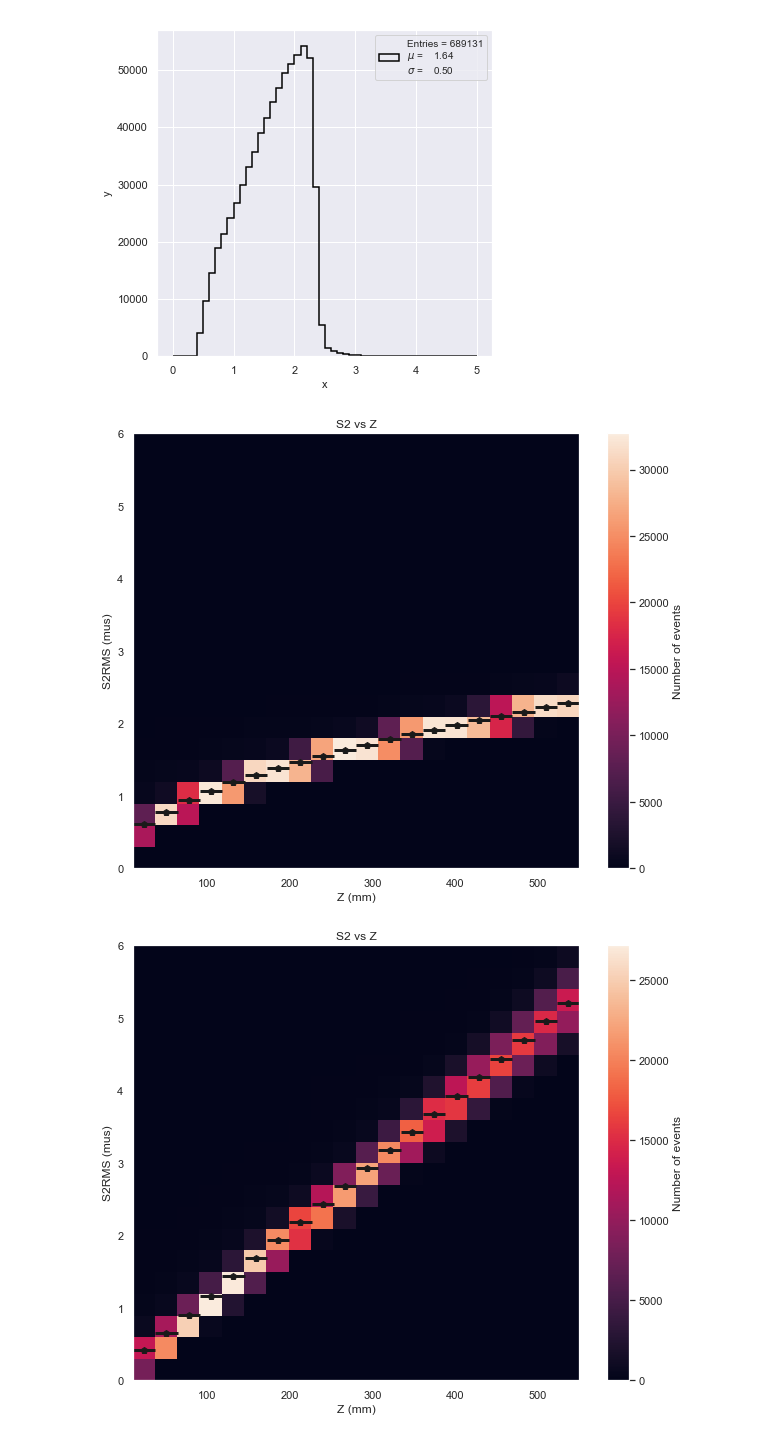
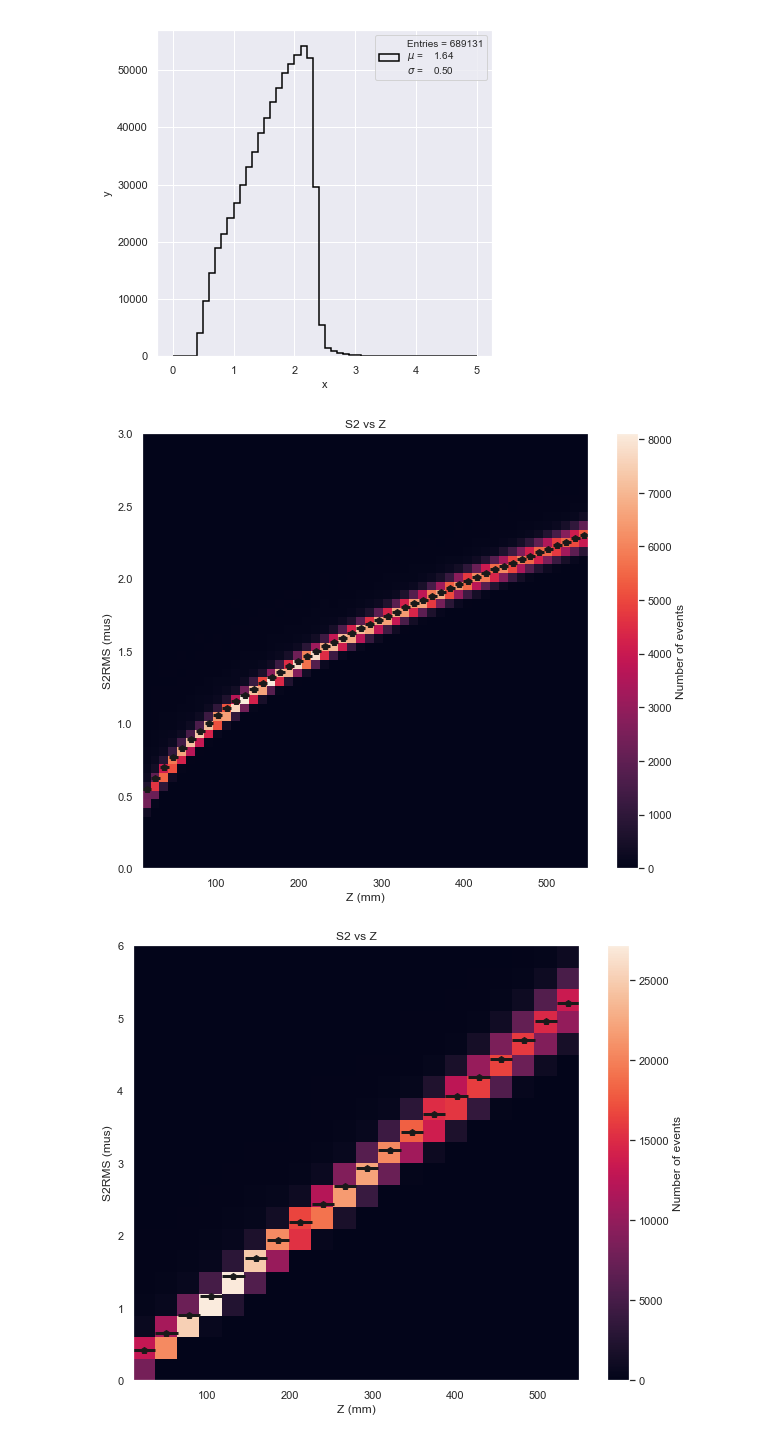
Before and after one commit to proscrite/KrCalibNB, a Jupyter notebook: krStudies/kr_z_from_s2rms_6819.ipynb, the cells around one changed output. Saved outputs shown, nothing was run; the diff lists cells and outputs as text; code cells hidden in the pictures.

```diff
--- a/krStudies/kr_z_from_s2rms_6819.ipynb
+++ b/krStudies/kr_z_from_s2rms_6819.ipynb
@@ -345,12 +345,12 @@ nevt = h2d(dstf.X, dstf.Y, krNbins.X, krNbins.Y, krRanges.X, krRanges.Y,
 # %% [output]
 [figure]
 # %%
-nevt = h2d(dstf.Z, dstf.Zrms, 20, 20, (10,550), (0,6),
+nevt = h2d(dstf.Z, dstf.Zrms, 50, 50, (10,550), (0,3),
            pltLabels=PlotLabels(x='Z (mm)', y='S2RMS (mus)', title='S2 vs Z'),
            profile=True,
            figsize=(10,8))
 # %% [output]
-[figure, old version]
+[figure, new version]
 # %%
 nevt = h2d(dstf.Z, dstf.Zrms * dstf.Zrms, 20, 20, (10,550), (0,6),
            pltLabels=PlotLabels(x='Z (mm)', y='S2RMS (mus)', title='S2 vs Z'),
```
